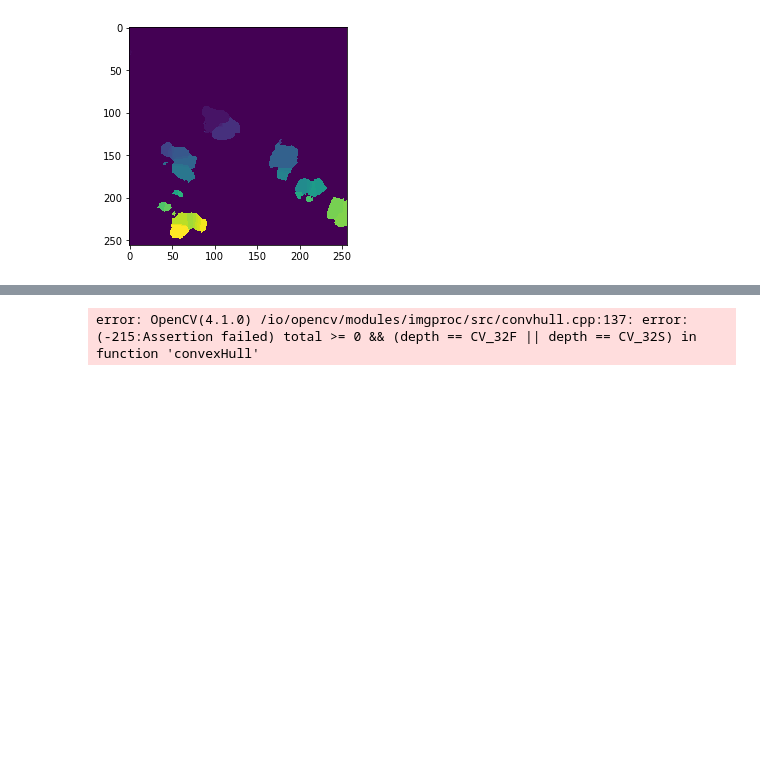
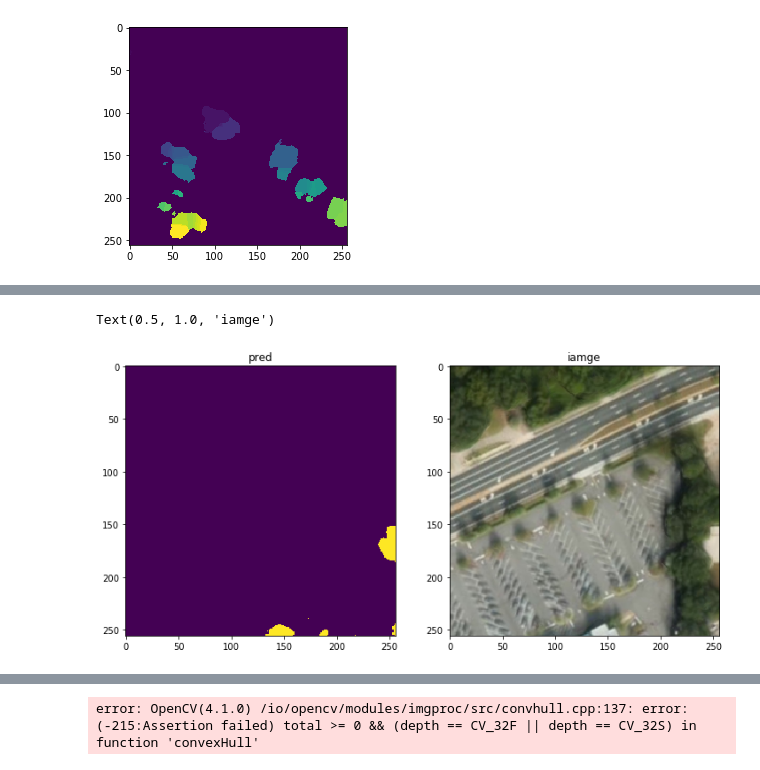
Before and after one commit to wwymak/spacenet-buildings, a Jupyter notebook: segmentation masks to instances.ipynb, the cells around one changed output, grey strips where cells are left out. Drawn from its saved outputs; the diff is of its cells as text; code cells hidden in the pictures; blank space fills up the shorter version.

```diff
--- a/segmentation masks to instances.ipynb
+++ b/segmentation masks to instances.ipynb
@@ -147,0 +194,20 @@ The current problem becomes one of going from segmantation classes to instances
+# %%
+codes = ["background", "building"]
+src_test = (SegmentationItemList.from_folder(data_dir)
+            .split_by_folder(train="cropped_train", valid="testing")
+            .label_empty())
+
+wd =1e-2
+metrics = [accuracy_pixel,dice]
+
+size = 256
+bs=32
+data_test = (src_test.transform(size=size)
+        .databunch(bs=bs)
+        .normalize(imagenet_stats))
+data_test.c = 2
+learn = unet_learner(data_test, models.resnet34, metrics=metrics, wd=wd, loss_func=combined_loss2)
+learn.load('/media/wwymak/Storage/urban-3D-satellite/models/lovaz-loss-stage4-ignore-none')
+learn.to_fp16();
+# %%
+predictions = learn.get_preds(DatasetType.Valid)
@@ -147,0 +225,16 @@ The current problem becomes one of going from segmantation classes to instances
+# %%
+fig, axes = plt.subplots(ncols=2,nrows=1, figsize=(12,8))
+ax = axes.ravel()
+
+ax[0].imshow(np.argmax(predictions[0][1].numpy(), axis=0))
+ax[0].set_title('pred')
+ax[1].imshow(sktif.imread(str(learn.data.valid_dl.x.items[1])))
+ax[1].set_title('iamge')
+# ax[2].imshow(out)
+# ax[2].set_title('predicted')
+
+
+# plt.imshow(np.argmax(predictions[0][1].numpy(), axis=0))
+# %% [output]
+Text(0.5, 1.0, 'iamge')
+[figure, added]
```
Also changed, not shown: parts of 21 cells of this notebook.
